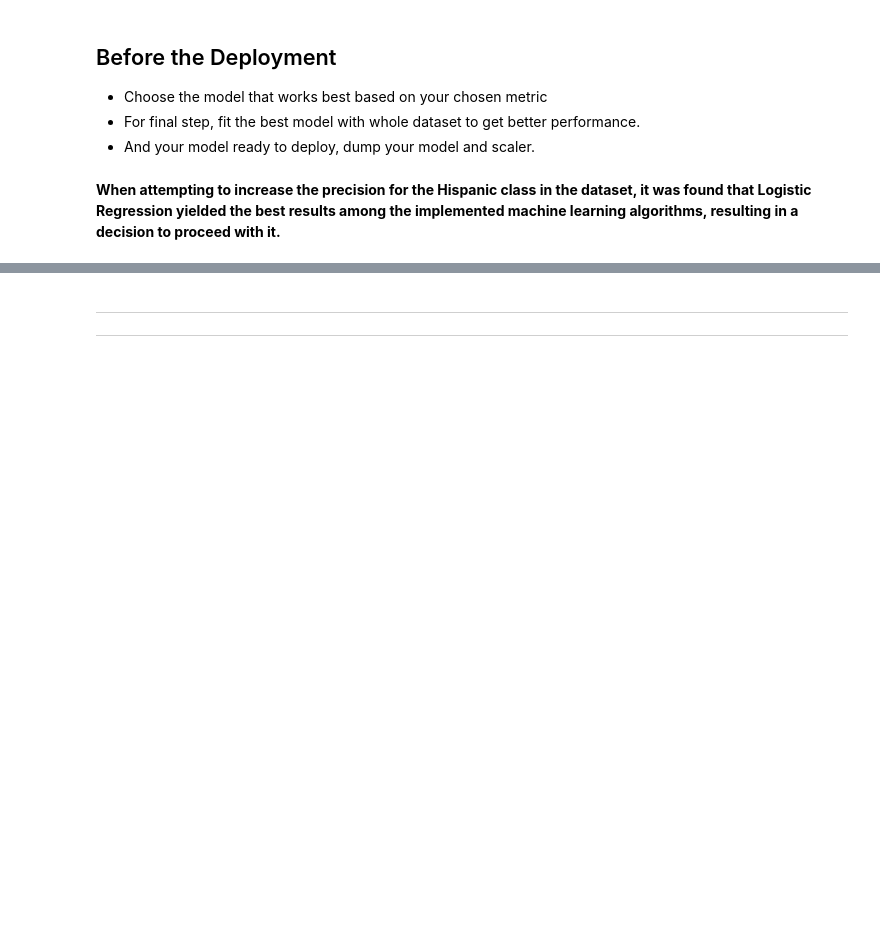
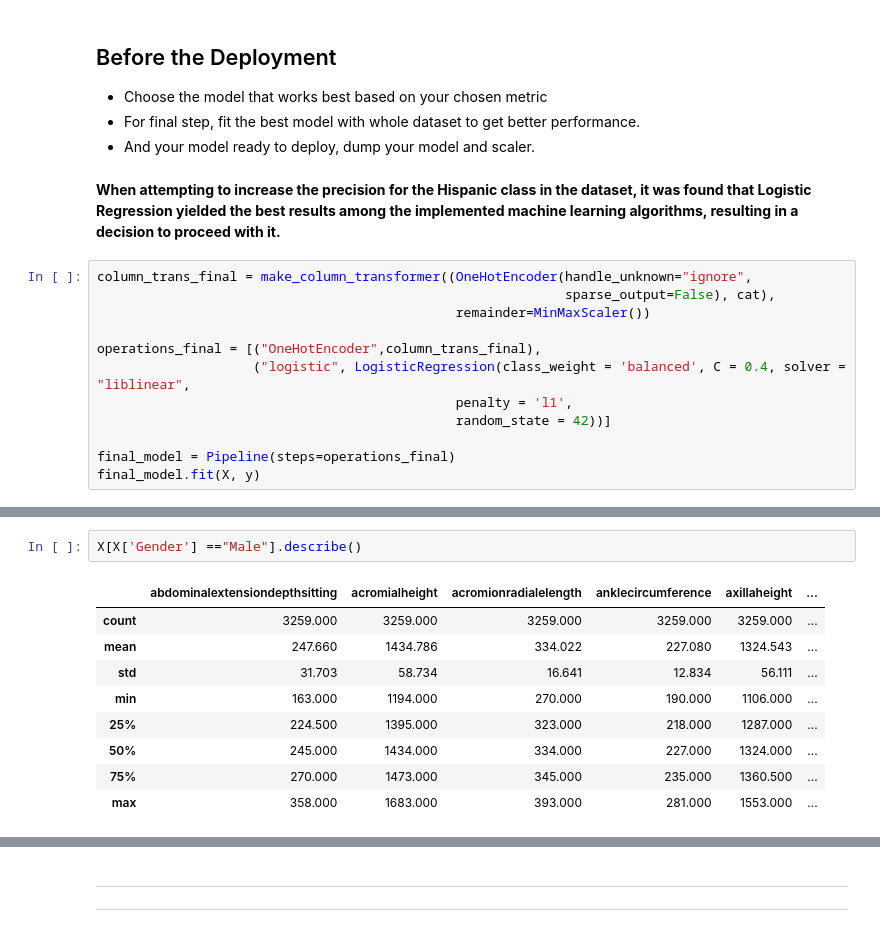
Before and after one commit to Nurdan10/ML_Projects, a Jupyter notebook: soldier_race_project_students_second.ipynb, the cells around one changed output, grey strips where cells are left out. Drawn from its saved outputs; the diff is of its cells as text; blank space fills up the shorter version.

```diff
--- a/soldier_race_project_students_second.ipynb
+++ b/soldier_race_project_students_second.ipynb
@@ -2021,3 +2000,15 @@ plt.show();
 - And your model ready to deploy, dump your model and scaler.
 # %% [markdown]
 **When attempting to increase the precision for the Hispanic class in the dataset, it was found that Logistic Regression yielded the best results among the implemented machine learning algorithms, resulting in a decision to proceed with it.**
+# %%
+column_trans_final = make_column_transformer((OneHotEncoder(handle_unknown="ignore",
+                                                            sparse_output=False), cat),
+                                              remainder=MinMaxScaler())
+
+operations_final = [("OneHotEncoder",column_trans_final),
+                    ("logistic", LogisticRegression(class_weight = 'balanced', C = 0.4, solver = "liblinear",
+                                              penalty = 'l1',
+                                              random_state = 42))]
+
+final_model = Pipeline(steps=operations_final)
+final_model.fit(X, y)
@@ -2023,0 +2026,12 @@ plt.show();
+# %%
+X[X['Gender'] =="Male"].describe()
+# %% [output]
+|  | abdominalextensiondepthsitting | acromialheight | acromionradialelength | anklecircumference | axillaheight | ... |
+| count | 3259.000 | 3259.000 | 3259.000 | 3259.000 | 3259.000 | ... |
+| mean | 247.660 | 1434.786 | 334.022 | 227.080 | 1324.543 | ... |
+| std | 31.703 | 58.734 | 16.641 | 12.834 | 56.111 | ... |
+| min | 163.000 | 1194.000 | 270.000 | 190.000 | 1106.000 | ... |
+| 25% | 224.500 | 1395.000 | 323.000 | 218.000 | 1287.000 | ... |
+| 50% | 245.000 | 1434.000 | 334.000 | 227.000 | 1324.000 | ... |
+| 75% | 270.000 | 1473.000 | 345.000 | 235.000 | 1360.500 | ... |
+| max | 358.000 | 1683.000 | 393.000 | 281.000 | 1553.000 | ... |
```
Also changed, not shown: parts of 25 cells of this notebook.
